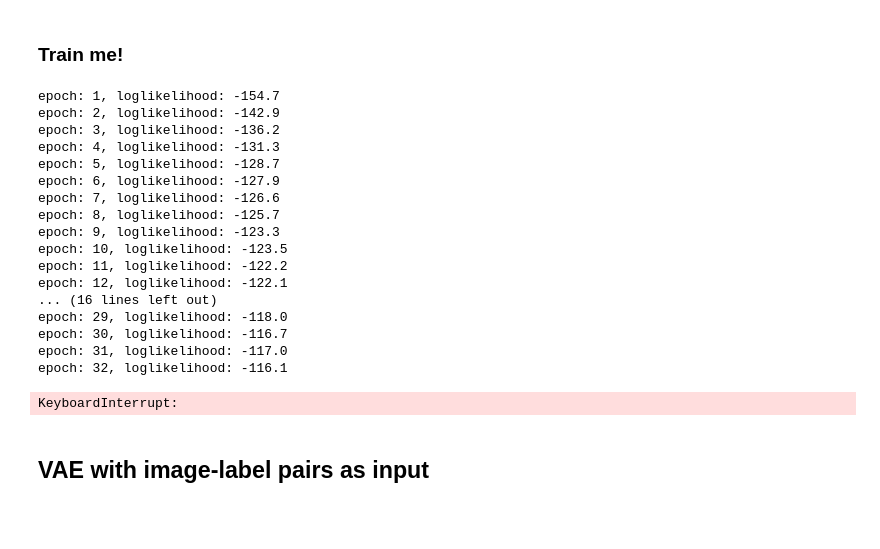
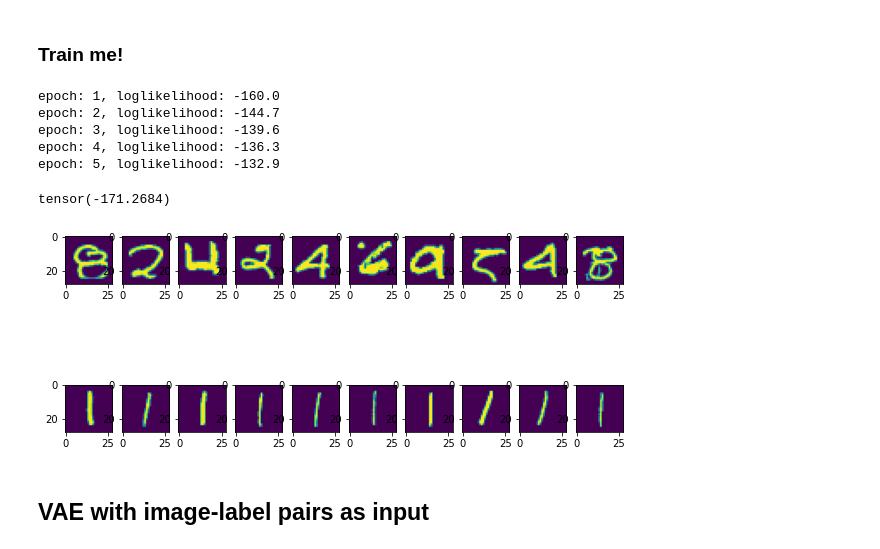
Before and after one commit to inwaves/probml, a Jupyter notebook: VAE.ipynb, the cells around one changed output. Saved outputs shown, nothing was run; the diff lists cells and outputs as text; code cells hidden in the pictures; blank space fills up the shorter version.

```diff
--- a/VAE.ipynb
+++ b/VAE.ipynb
@@ -162,12 +162,8 @@ class BernoulliImageGeneratorExpandedSampling(nn.Module):
         return self.f(z)
 
     def loglik(self, x, z):
-      """ When this is called, the argument z is the value that a random variable Z takes on.
-          It's a bit confusing, because z is actually a vector of z_i that random variables Z_i take on.
-          This equates to the likelihood of each x_i under a particular choice of z - one sample. To take
-          multiple samples, we need to try multiple values of little z, which happens when this is called."""
-      xr = self(z)
-      return (x*torch.log(xr) + (1-x)*torch.log(1-xr)).sum((1, 2, 3))
+        xr = self(z)
+        return (x*torch.log(xr) + (1-x)*torch.log(1-xr)).sum((1, 2, 3))
 
 
 class GaussianEncoderExpandedSampling(nn.Module):
@@ -185,7 +181,7 @@ class GaussianEncoderExpandedSampling(nn.Module):
             nn.LeakyReLU(),
             nn.Linear(128, self.d*2)
         )
-        self.likelihoods = []
+        self.likelihoods = {}
 
     def forward(self, x):
         μτ = self.g(x)
@@ -209,12 +205,8 @@ class GaussianEncoderExpandedSampling(nn.Module):
           ll += self.f.loglik(x, z=μ+σ*ε)
         ll /= num_samples
 
-        self.likelihoods.append()
-        if torch.min(ll) < self.min_likelihood[0]:
-          self.min_likelihood = torch.min(ll), torch.argmin(ll) + batch_num*100
-
-        if torch.max(ll) < self.max_likelihood[0]:
-          self.max_likelihood = torch.max(ll), torch.argmax(ll) + batch_num*100
+        for i in range(x.shape[0]):
+            self.likelihoods[i + batch_num*100] = ll[i].detach().numpy()
 
         # Sum up all likelihoods to find likelihood of dataset.
         return ll - kl
@@ -225,7 +217,7 @@ expanded_sampling_vae = GaussianEncoderExpandedSampling(BernoulliImageGeneratorE
 optimizer = optim.Adam(expanded_sampling_vae.parameters())
 epoch = 0
 
-while epoch < 100:
+while epoch < 5:
     for batch_num, (images, labels) in enumerate(mnist_batched):
         optimizer.zero_grad()
         loglik_lb = torch.mean(expanded_sampling_vae.loglik_lb(batch_num, images))
@@ -233,25 +225,46 @@ while epoch < 100:
         optimizer.step()
     epoch += 1
     print(f"epoch: {epoch}, loglikelihood: {loglik_lb.item():.4}")
+    torch.save(expanded_sampling_vae.state_dict(), 'expanded_sampling_vae.pt')
 # %% [output]
-epoch: 1, loglikelihood: -154.7
-epoch: 2, loglikelihood: -142.9
-epoch: 3, loglikelihood: -136.2
-epoch: 4, loglikelihood: -131.3
-epoch: 5, loglikelihood: -128.7
-epoch: 6, loglikelihood: -127.9
-epoch: 7, loglikelihood: -126.6
-epoch: 8, loglikelihood: -125.7
-epoch: 9, loglikelihood: -123.3
-epoch: 10, loglikelihood: -123.5
-epoch: 11, loglikelihood: -122.2
-epoch: 12, loglikelihood: -122.1
-... (16 lines left out)
-epoch: 29, loglikelihood: -118.0
-epoch: 30, loglikelihood: -116.7
-epoch: 31, loglikelihood: -117.0
-epoch: 32, loglikelihood: -116.1
+epoch: 1, loglikelihood: -160.0
+epoch: 2, loglikelihood: -144.7
+epoch: 3, loglikelihood: -139.6
+epoch: 4, loglikelihood: -136.3
+epoch: 5, loglikelihood: -132.9
-KeyboardInterrupt:
+# %%
+with torch.no_grad():
+    loglik_lb = 0
+    for batch_num, (images, labels) in enumerate(batched_holdout_set):
+        loglik_lb += torch.mean(expanded_sampling_vae.loglik_lb(batch_num, images))
+    print(loglik_lb/batch_num)
+# %% [output]
+tensor(-171.2684)
+# %%
+# Sort this dictionary for ascending likelihood.
+sorted_likelihoods = list(sorted(expanded_sampling_vae.likelihoods.items(), key = lambda item: item[1]))
+unlikely_images = []
+likely_images = []
+
+# Get mnist[i] for the bottom-most i and for the top-most i
+for index in sorted_likelihoods[:10]:
+    im, _ = mnist[index[0]]
+    unlikely_images.append(im[0])
+
+for index in sorted_likelihoods[-10:]:
+    im, _ = mnist[index[0]]
+    likely_images.append(im[0])
+
+# Look at them - what do they look like?
+fig = plt.figure(figsize=(10, 10))
+
+for i in range(len(unlikely_images)):
+    fig.add_subplot(2, 10, i+1)
+    plt.imshow(unlikely_images[i])
+    fig.add_subplot(1, 10, i+1)
+    plt.imshow(likely_images[i])
+# %% [output]
+[figure, added]
 # %%
 # Save the trained model, we'll reuse it for the questions.
 torch.save(expanded_sampling_vae.state_dict(), 'expanded_sampling_vae.pt')
```
Also changed, not shown: parts of 3 cells of this notebook, 5 other files.
